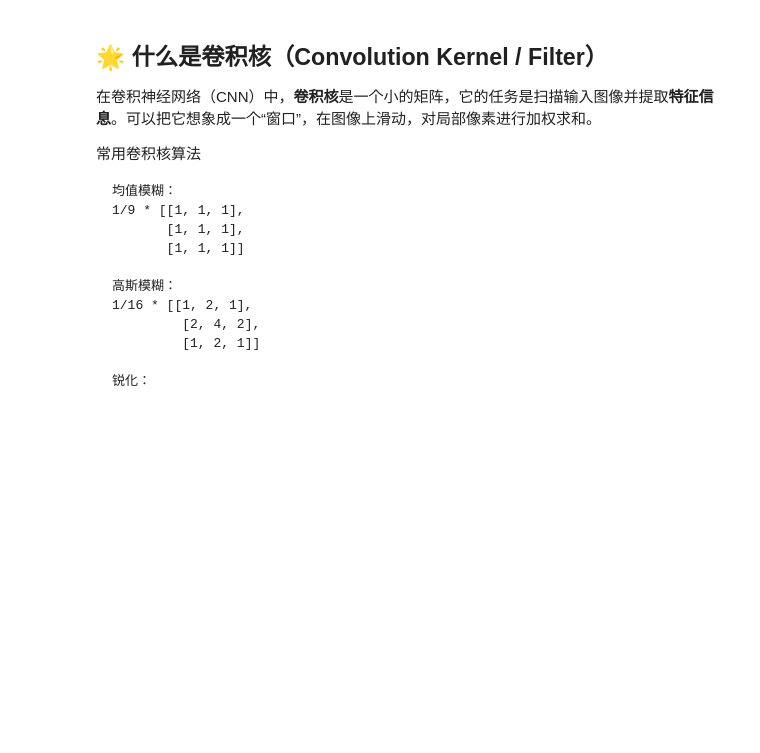
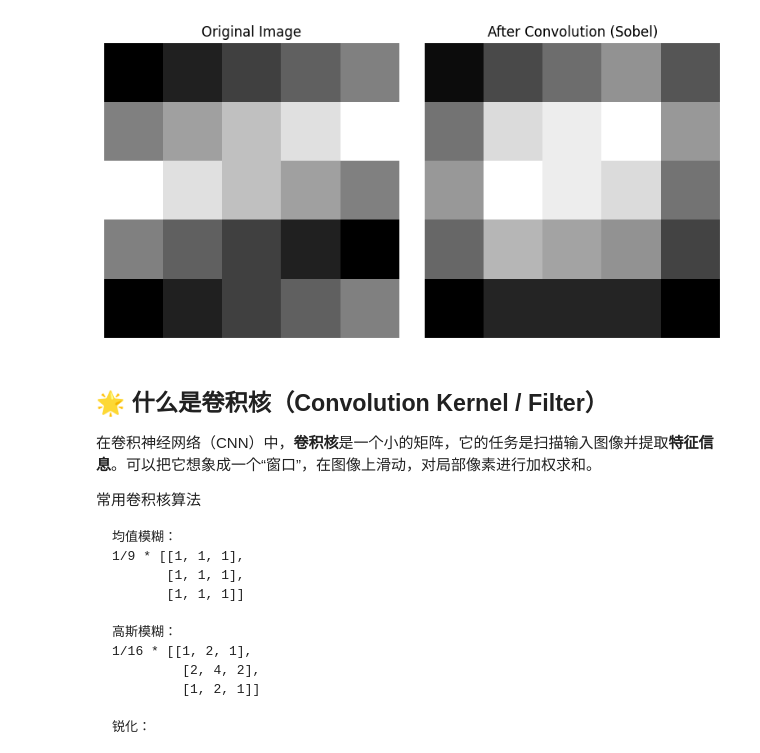
Before and after one commit to caoaolong/llm-teach, a Jupyter notebook: NN/14.卷积核.ipynb, the cells around one changed output. Drawn from its saved outputs; the diff is of its cells as text; code cells hidden in the pictures; blank space fills up the shorter version.

```diff
--- a/NN/14.卷积核.ipynb
+++ b/NN/14.卷积核.ipynb
@@ -1,3 +1,44 @@
+# %%
+import torch
+import torch.nn.functional as F
+import matplotlib.pyplot as plt
+
+# 构造一个简单的 1 通道灰度图（1x1x5x5）
+image = torch.tensor([
+    [[
+        [1, 2, 3, 4, 5],
+        [5, 6, 7, 8, 9],
+        [9, 8, 7, 6, 5],
+        [5, 4, 3, 2, 1],
+        [1, 2, 3, 4, 5]
+    ]]
+], dtype=torch.float32)
+
+# 定义一个简单的 Sobel 边缘检测卷积核（1 输出通道，1 输入通道，3x3）
+sobel_kernel = torch.tensor([
+    [[[1, 1, 1],
+       [1, 1, 1],
+       [1, 1, 1]]]
+], dtype=torch.float32)
+
+# 应用卷积，padding=1 保持尺寸
+output = F.conv2d(image, sobel_kernel, padding=1)
+
+# 可视化原图和卷积后的结果
+fig, axs = plt.subplots(1, 2, figsize=(8, 4))
+
+axs[0].imshow(image[0, 0], cmap='gray')
+axs[0].set_title('Original Image')
+axs[0].axis('off')
+
+axs[1].imshow(output[0, 0].detach(), cmap='gray')
+axs[1].set_title('After Convolution (Sobel)')
+axs[1].axis('off')
+
+plt.tight_layout()
+plt.show()
+# %% [output]
+[figure, added]
 # %% [markdown]
 ## 🌟 什么是卷积核（Convolution Kernel / Filter）
 
```
Also changed, not shown: 3 other files.
